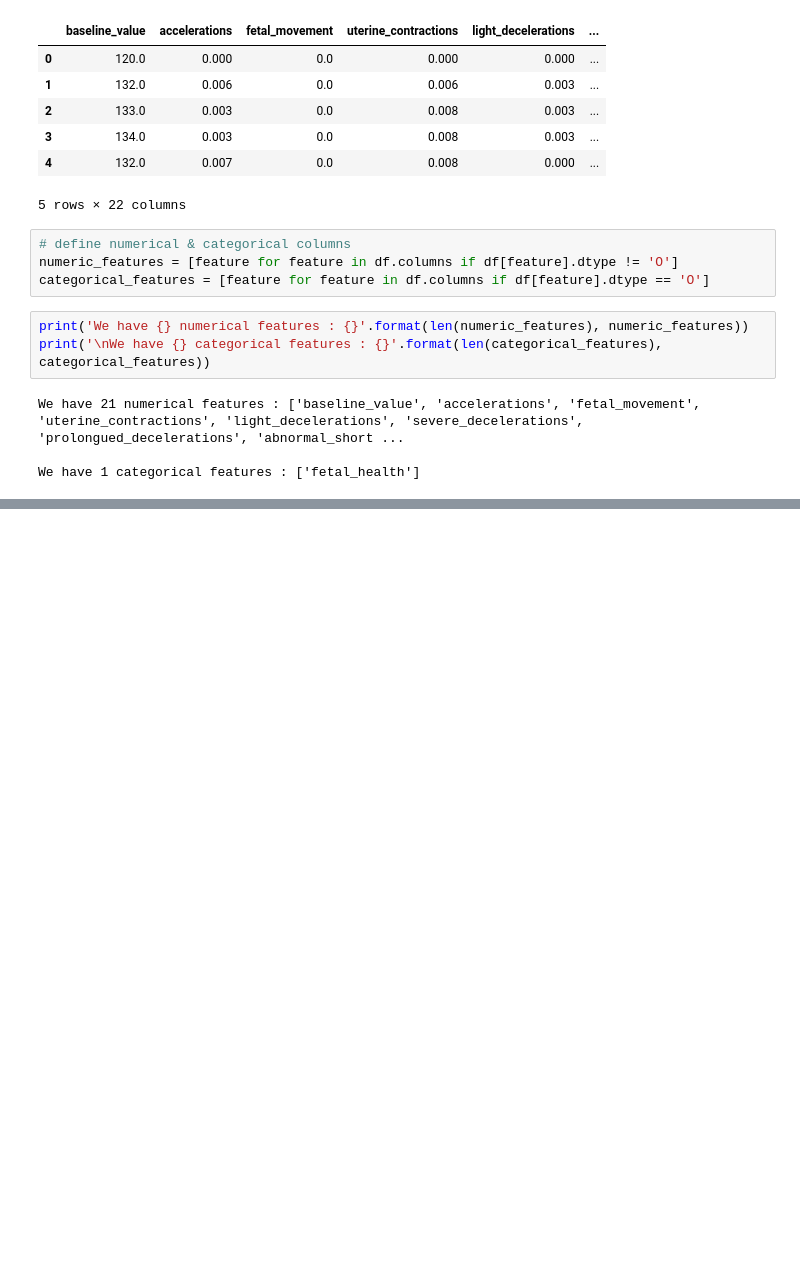
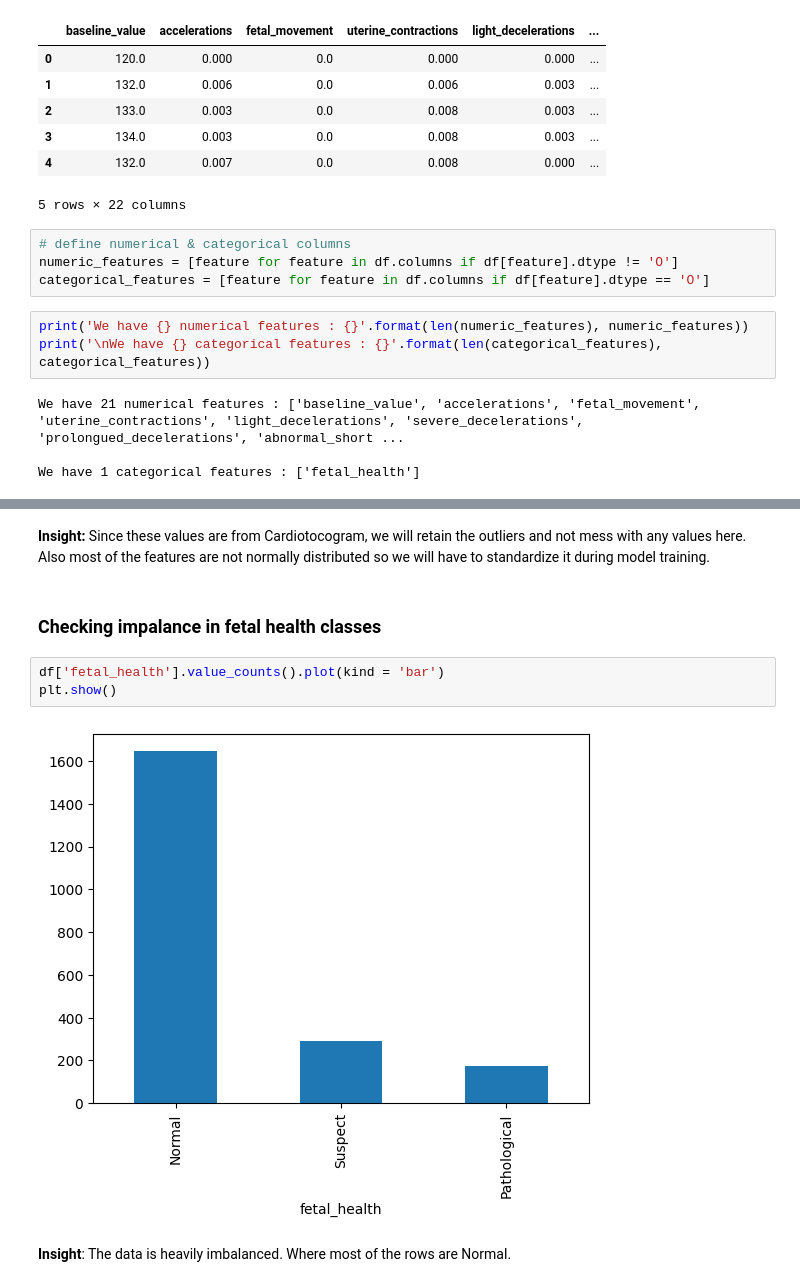
Before and after one commit to Atharv-Verma290/FetalHealthClassifier, a Jupyter notebook: notebooks/eda.ipynb, the cells around one changed output, grey strips where cells are left out. Saved outputs shown, nothing was run; the diff lists cells and outputs as text; blank space fills up the shorter version.

```diff
--- a/notebooks/eda.ipynb
+++ b/notebooks/eda.ipynb
@@ -210,0 +226,11 @@ We have 1 categorical features : ['fetal_health']
+# %% [markdown]
+**Insight:** Since these values are from Cardiotocogram, we will retain the outliers and not mess with any values here. Also most of the features are not normally distributed so we will have to standardize it during model training.
+# %% [markdown]
+### Checking impalance in fetal health classes
+# %%
+df['fetal_health'].value_counts().plot(kind = 'bar')
+plt.show()
+# %% [output]
+[figure, added]
+# %% [markdown]
+**Insight**: The data is heavily imbalanced. Where most of the rows are Normal.
```
Also changed, not shown: parts of 1 cell of this notebook.
